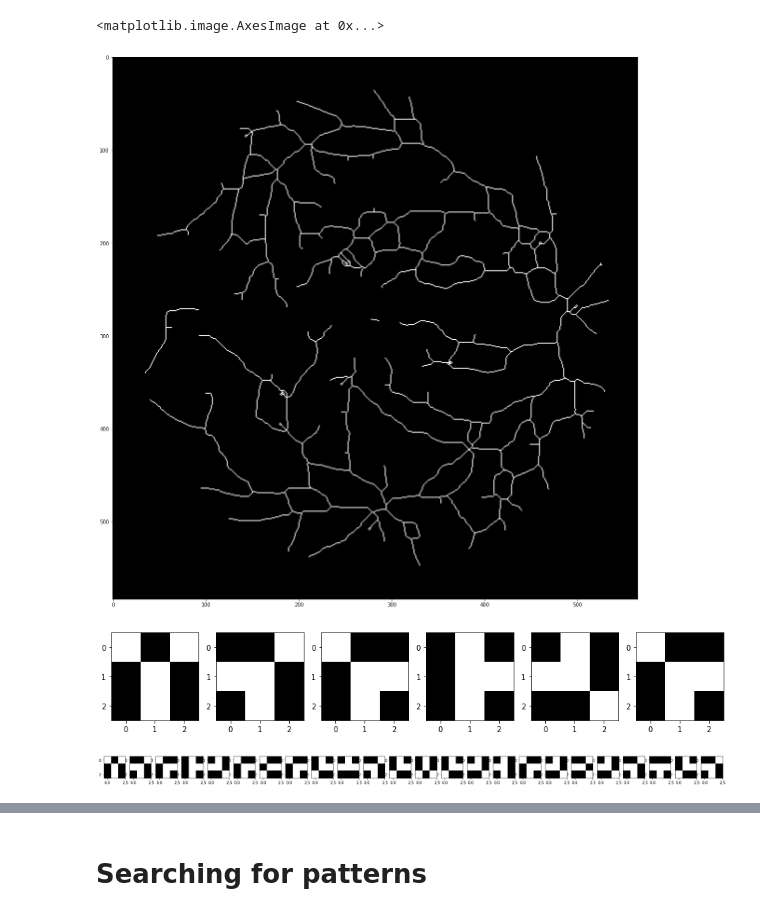
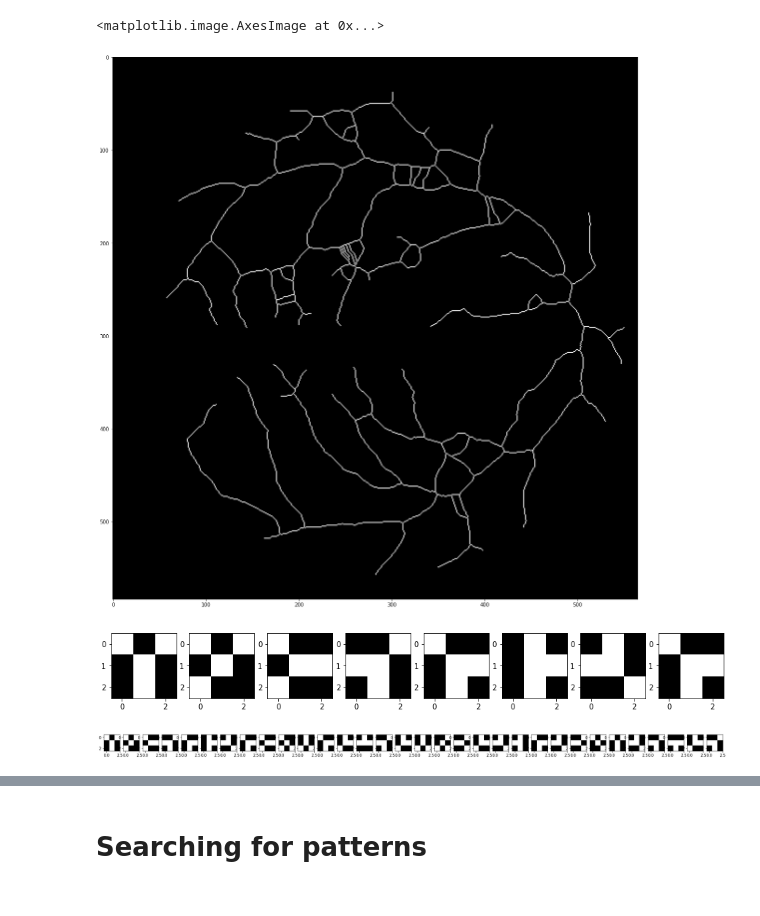
Before and after one commit to fadhelmurphy/Retina-research, a Jupyter notebook: note.ipynb, the cells around one changed output, grey strips where cells are left out. Drawn from its saved outputs; the diff is of its cells as text; code cells hidden in the pictures.

```diff
--- a/note.ipynb
+++ b/note.ipynb
@@ -14,22 +15,36 @@ import cv2 as cv
 # %%
 # image_string = open('image/filled/24_bloodvessel.png', 'rb').read()
 # img = Image.open(io.BytesIO(image_string))
-img = image = cv.imread('image/filled/21_bloodvessel.png')
+img = image = cv.imread('image/remove_region/28_bloodvessel.png')
 img = cv.cvtColor(img, cv.COLOR_BGR2GRAY)
 arr = np.asarray(img)
 plt.figure(figsize=(20,20))
 plt.imshow(img, cmap='gray')
 # %% [output]
 <matplotlib.image.AxesImage at 0x...>
-[figure, old version]
+[figure, new version]
 # %%
 bifurcations_list = list()
 trifuractions_list = list()
 
 bifurcations = [
+
+#     [[1,0,1],
+#      [0,1,0],
+#      [1,0,1]],
+#     [[0,1,0],
+#      [1,1,1],
+#      [0,1,0]],
+
     [[1,0,1],
      [0,1,0],
      [0,1,0]],
+    [[1,0,1],
+     [0,1,0],
+     [1,0,0]],
+    [[1,0,0],
+     [0,1,1],
+     [1,0,0]],
 
      [[0,0,1],
       [1,1,0],
@@ -43,12 +58,9 @@ bifurcations = [
       [0,1,1],
       [0,1,0]],
 
-
       [[0,1,0],
        [1,1,0],
        [0,0,1]],
-
-
 
      [[1,0,0],
       [0,1,1],
@@ -57,12 +69,12 @@ bifurcations = [
 
 ]
 # %%
-fig,ax = plt.subplots(1,6,figsize=(15,3))
+fig,ax = plt.subplots(1,8,figsize=(15,3))
 
 for i, idx in enumerate(bifurcations):
   ax[i].imshow(bifurcations[i], cmap = 'gray')
 # %% [output]
-[figure, old version]
+[figure, new version]
 # %%
 for i in range(4):
     for j in  range(len(bifurcations)):
@@ -73,6 +85,6 @@ fig,ax = plt.subplots(1,len(bifurcations_list),figsize=(30,3))
 for i, idx in enumerate(bifurcations_list):
   ax[i].imshow(bifurcations_list[i], cmap = 'gray')
 # %% [output]
-[figure, old version]
+[figure, new version]
 # %%
 trifuractions  = [
```
Also changed, not shown: parts of 6 cells of this notebook, 47 other files.
